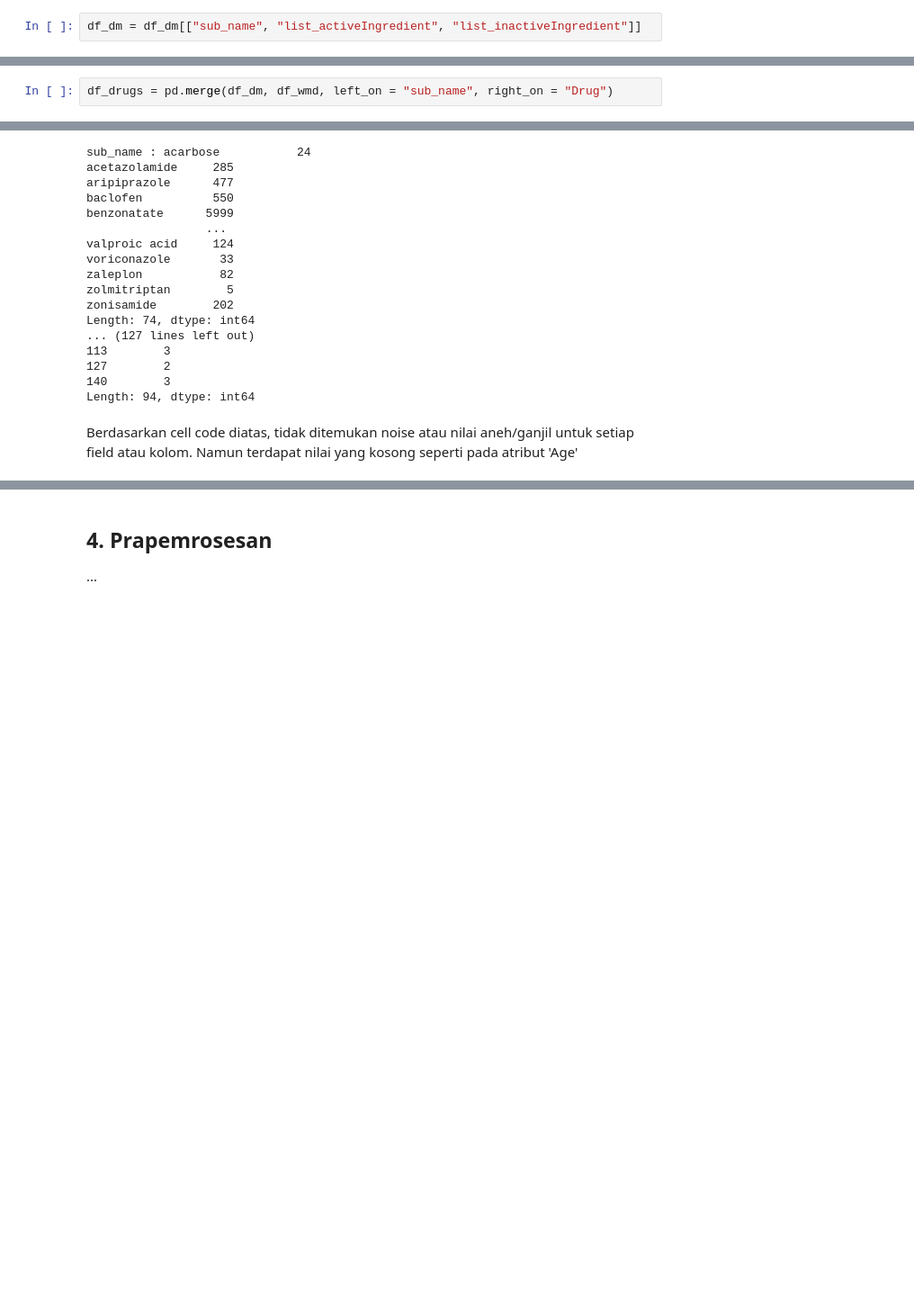
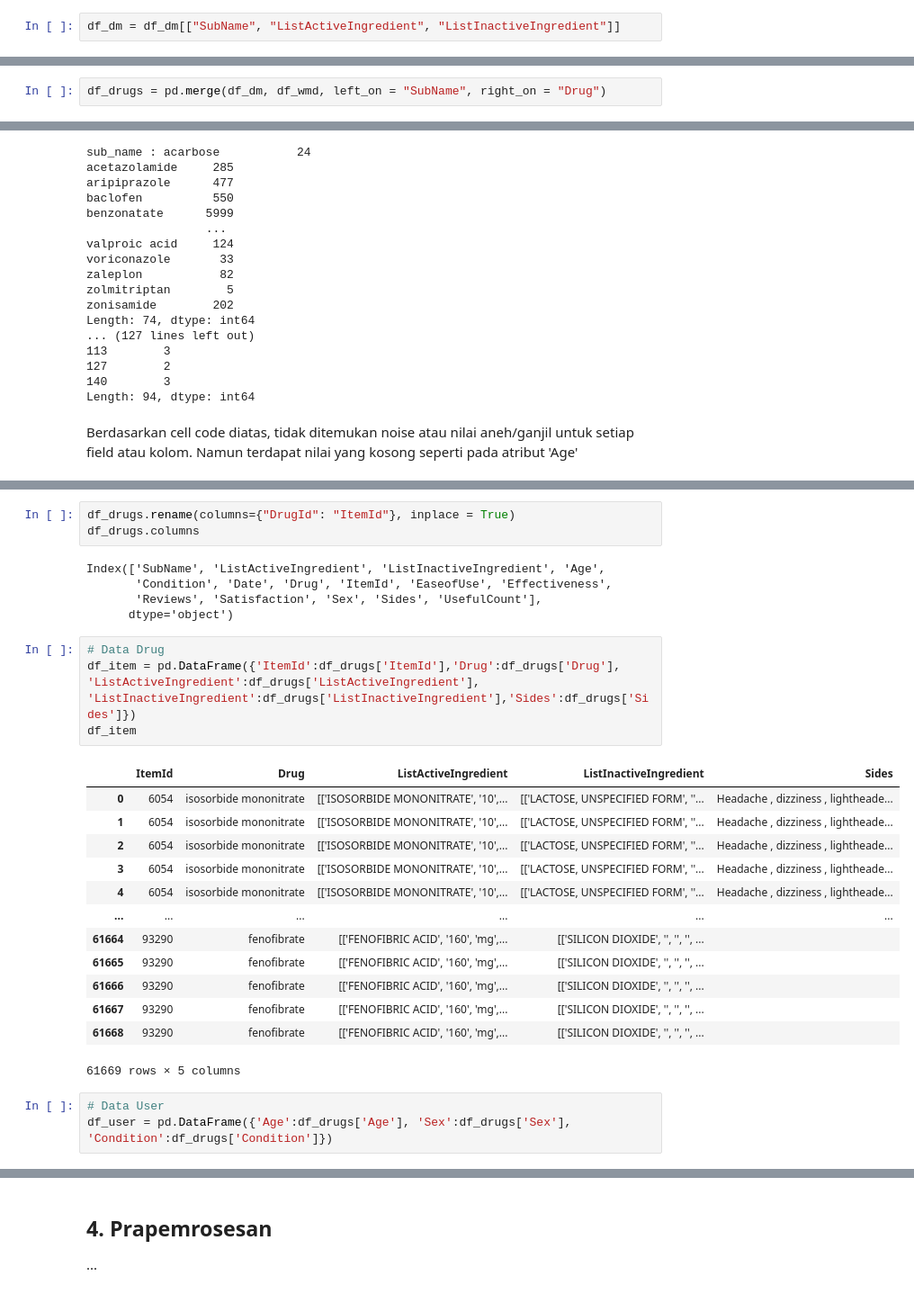
Before and after one commit to exemuel/weighted-hybrid-med-recsys, a Jupyter notebook: recommendation.ipynb, the cells around one changed output, grey strips where cells are left out. Shown at 90% size. Saved outputs shown, nothing was run; the diff lists cells and outputs as text; blank space fills up the shorter version.

Commit message:
update dataframe
should address and close #3

```diff
--- a/recommendation.ipynb
+++ b/recommendation.ipynb
@@ -37,12 +37,12 @@ Atribut yang diperlukan sebagai pelengkap data pada WebMD, antara lain:
 3. daftar bahan inaktif pada kolom `list_activeIngredient`.
 
 Oleh karena itu, perlu dilakukan seleksi kolom pada DataFrame `df_dm` sebagai berikut.
-# %%
-df_dm = df_dm[["sub_name", "list_activeIngredient", "list_inactiveIngredient"]]
+# %%
+df_dm = df_dm[["SubName", "ListActiveIngredient", "ListInactiveIngredient"]]
 # %% [markdown]
 Gabungkan DataFrame DailyMed `df_dm` dan DataFrame MebMD `df_wmd` dengan menggunakan kolom `sub_name` di `df_dm` dan kolom `Drug` di `df_wmd` sebagai indeks pengabungan.
 # %%
-df_drugs = pd.merge(df_dm, df_wmd, left_on = "sub_name", right_on = "Drug")
+df_drugs = pd.merge(df_dm, df_wmd, left_on = "SubName", right_on = "Drug")
 # %% [markdown]
 ## 3. Analisis Data
 
@@ -215,0 +212,29 @@ Berdasarkan cell code diatas, tidak ditemukan noise atau nilai aneh/ganjil untuk
+# %%
+df_drugs.rename(columns={"DrugId": "ItemId"}, inplace = True)
+df_drugs.columns
+# %% [output]
+Index(['SubName', 'ListActiveIngredient', 'ListInactiveIngredient', 'Age',
+       'Condition', 'Date', 'Drug', 'ItemId', 'EaseofUse', 'Effectiveness',
+       'Reviews', 'Satisfaction', 'Sex', 'Sides', 'UsefulCount'],
+      dtype='object')
+# %%
+# Data Drug
+df_item = pd.DataFrame({'ItemId':df_drugs['ItemId'],'Drug':df_drugs['Drug'], 'ListActiveIngredient':df_drugs['ListActiveIngredient'], 'ListInactiveIngredient':df_drugs['ListInactiveIngredient'],'Sides':df_drugs['Sides']})
+df_item
+# %% [output]
+|  | ItemId | Drug | ListActiveIngredient | ListInactiveIngredient | Sides |
+| 0 | 6054 | isosorbide mononitrate | [['ISOSORBIDE MONONITRATE', '10',... | [['LACTOSE, UNSPECIFIED FORM', ''... | Headache , dizziness , lightheade... |
+| 1 | 6054 | isosorbide mononitrate | [['ISOSORBIDE MONONITRATE', '10',... | [['LACTOSE, UNSPECIFIED FORM', ''... | Headache , dizziness , lightheade... |
+| 2 | 6054 | isosorbide mononitrate | [['ISOSORBIDE MONONITRATE', '10',... | [['LACTOSE, UNSPECIFIED FORM', ''... | Headache , dizziness , lightheade... |
+| 3 | 6054 | isosorbide mononitrate | [['ISOSORBIDE MONONITRATE', '10',... | [['LACTOSE, UNSPECIFIED FORM', ''... | Headache , dizziness , lightheade... |
+| 4 | 6054 | isosorbide mononitrate | [['ISOSORBIDE MONONITRATE', '10',... | [['LACTOSE, UNSPECIFIED FORM', ''... | Headache , dizziness , lightheade... |
+| ... | ... | ... | ... | ... | ... |
+| 61664 | 93290 | fenofibrate | [['FENOFIBRIC ACID', '160', 'mg',... | [['SILICON DIOXIDE', '', '', '', ... |  |
+| 61665 | 93290 | fenofibrate | [['FENOFIBRIC ACID', '160', 'mg',... | [['SILICON DIOXIDE', '', '', '', ... |  |
+| 61666 | 93290 | fenofibrate | [['FENOFIBRIC ACID', '160', 'mg',... | [['SILICON DIOXIDE', '', '', '', ... |  |
+| 61667 | 93290 | fenofibrate | [['FENOFIBRIC ACID', '160', 'mg',... | [['SILICON DIOXIDE', '', '', '', ... |  |
+| 61668 | 93290 | fenofibrate | [['FENOFIBRIC ACID', '160', 'mg',... | [['SILICON DIOXIDE', '', '', '', ... |  |
+61669 rows × 5 columns
+# %%
+# Data User
+df_user = pd.DataFrame({'Age':df_drugs['Age'], 'Sex':df_drugs['Sex'], 'Condition':df_drugs['Condition']})
```
Also changed, not shown: parts of 17 cells of this notebook.
